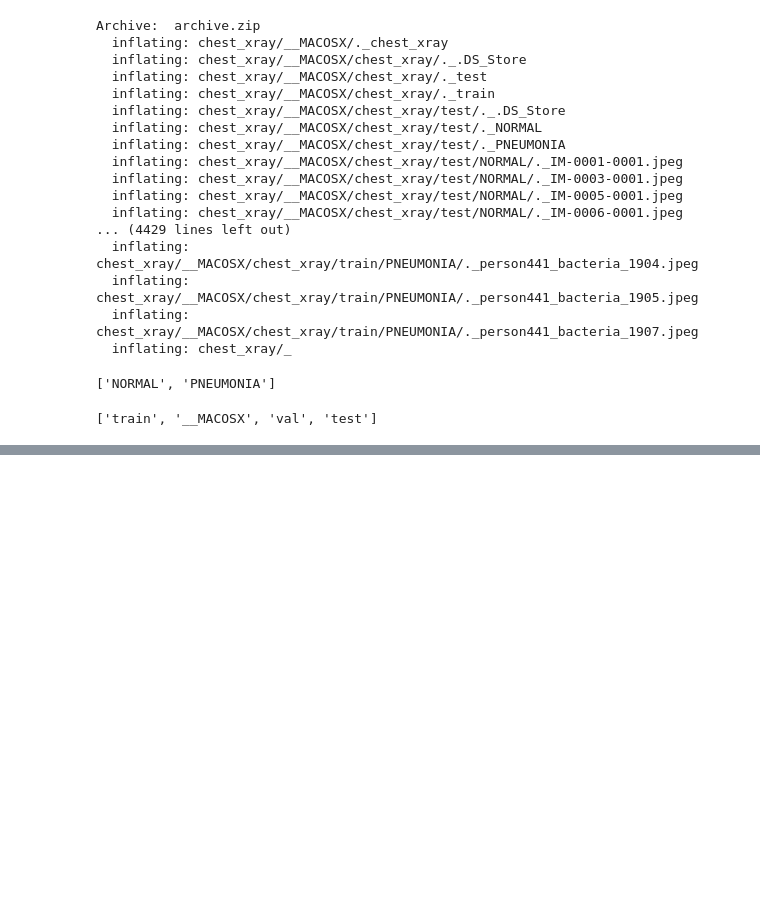
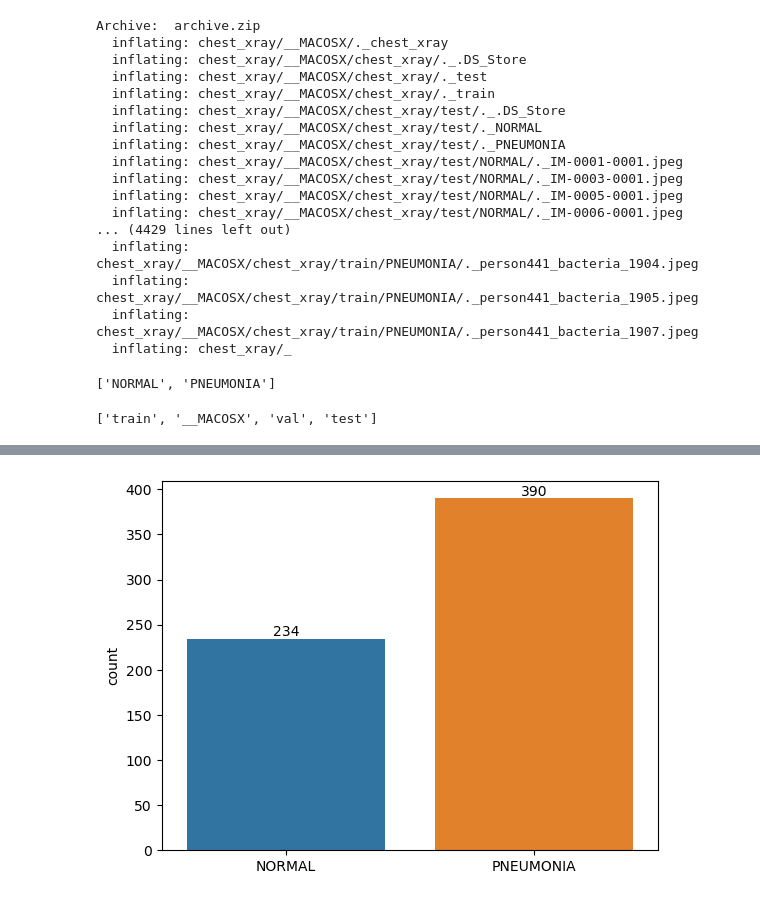
Before and after one commit to mohamedelhacen/chest_xray_pneumonia, a Jupyter notebook: Chest_XRay_Pneumonia.ipynb, the cells around one changed output, grey strips where cells are left out. Cells and saved outputs as stored; diff of their text form; code cells hidden in the pictures; blank space fills up the shorter version.

```diff
--- a/Chest_XRay_Pneumonia.ipynb
+++ b/Chest_XRay_Pneumonia.ipynb
@@ -34,0 +91,7 @@ os.listdir(dir_name)
+# %%
+sx = sns.countplot(x=test_labels)
+for container in sx.containers:
+    sx.bar_label(container)
+plt.show()
+# %% [output]
+[figure, added]
```
Also changed, not shown: parts of 23 cells of this notebook.
